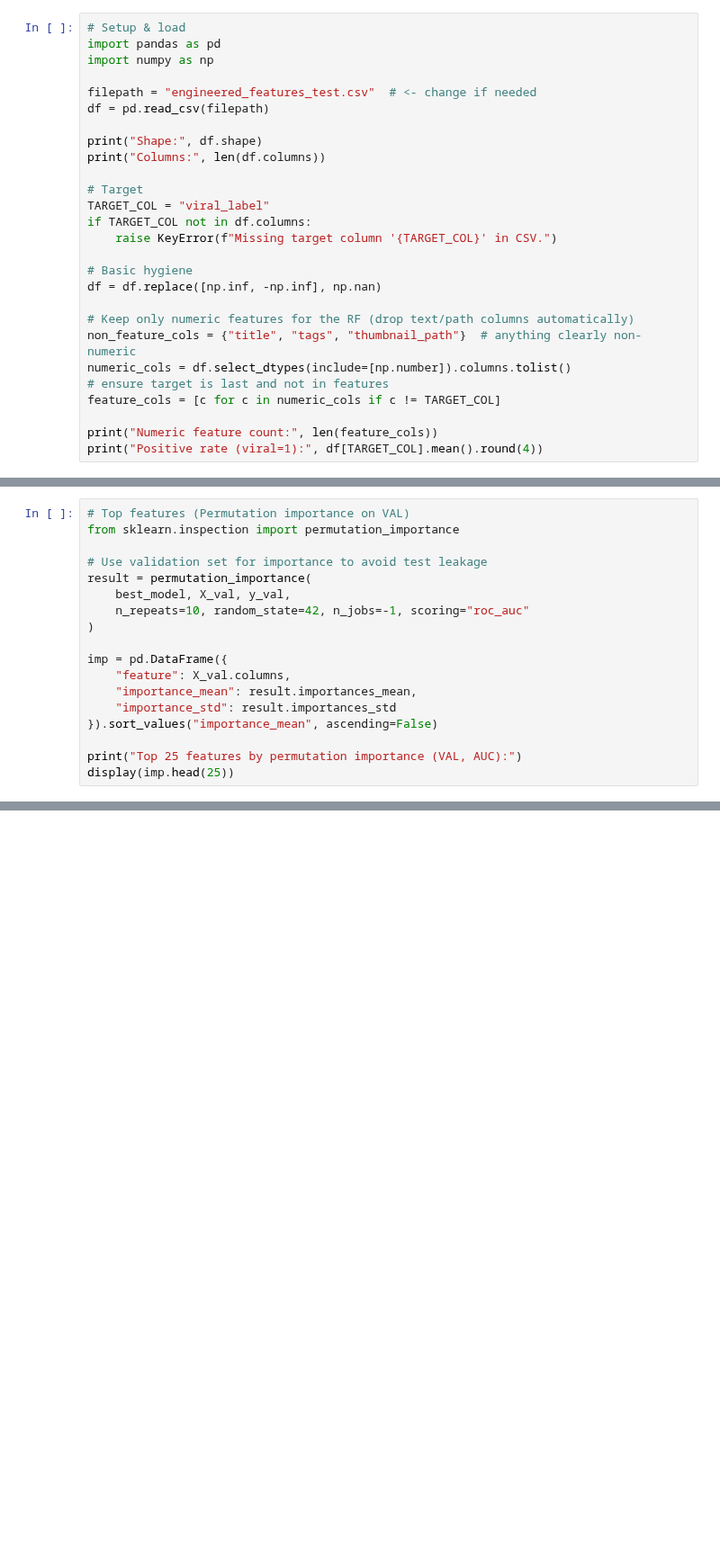
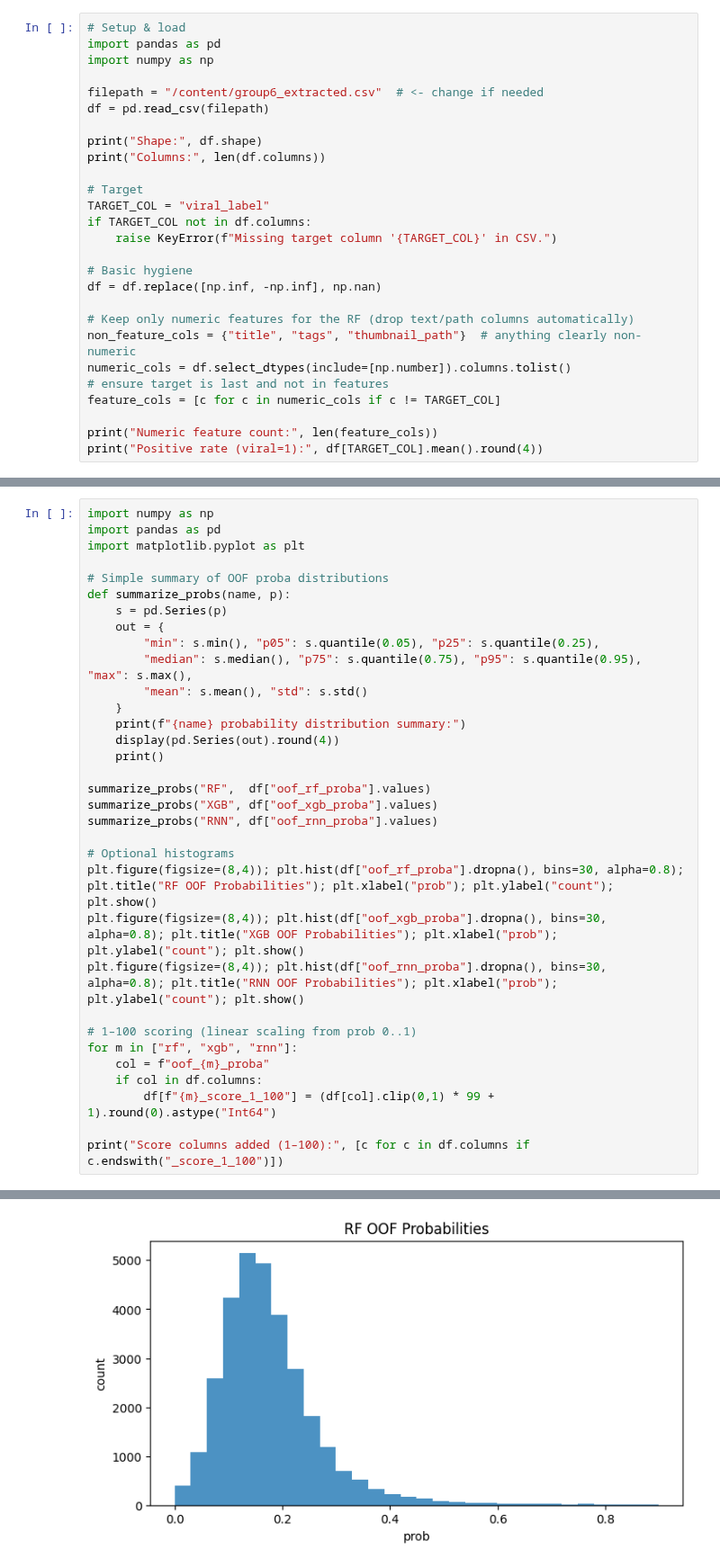
Before and after one commit to rithikkulkarni/Video-Virality, a Jupyter notebook: rf_pipeline_v1.ipynb, the cells around one changed output, grey strips where cells are left out. Shown at 90% size. Drawn from its saved outputs; the diff is of its cells as text; blank space fills up the shorter version.

Commit message:
Ran train/test pipeline on official group 6 data

```diff
--- a/rf_pipeline_v1.ipynb
+++ b/rf_pipeline_v1.ipynb
@@ -5,7 +5,7 @@
 import pandas as pd
 import numpy as np
 
-filepath = "engineered_features_test.csv"  # <- change if needed
+filepath = "/content/group6_extracted.csv"  # <- change if needed
 df = pd.read_csv(filepath)
 
 print("Shape:", df.shape)
@@ -140,18 +34,0 @@ Confusion Matrix [[TN FP]
-# %%
-# Top features (Permutation importance on VAL)
-from sklearn.inspection import permutation_importance
-
-# Use validation set for importance to avoid test leakage
-result = permutation_importance(
-    best_model, X_val, y_val,
-    n_repeats=10, random_state=42, n_jobs=-1, scoring="roc_auc"
-)
-
-imp = pd.DataFrame({
-    "feature": X_val.columns,
-    "importance_mean": result.importances_mean,
-    "importance_std": result.importances_std
-}).sort_values("importance_mean", ascending=False)
-
-print("Top 25 features by permutation importance (VAL, AUC):")
-display(imp.head(25))
@@ -176,0 +374,34 @@ Top 25 features by permutation importance (VAL, AUC):
+# %%
+import numpy as np
+import pandas as pd
+import matplotlib.pyplot as plt
+
+# Simple summary of OOF proba distributions
+def summarize_probs(name, p):
+    s = pd.Series(p)
+    out = {
+        "min": s.min(), "p05": s.quantile(0.05), "p25": s.quantile(0.25),
+        "median": s.median(), "p75": s.quantile(0.75), "p95": s.quantile(0.95), "max": s.max(),
+        "mean": s.mean(), "std": s.std()
+    }
+    print(f"{name} probability distribution summary:")
+    display(pd.Series(out).round(4))
+    print()
+
+summarize_probs("RF",  df["oof_rf_proba"].values)
+summarize_probs("XGB", df["oof_xgb_proba"].values)
+summarize_probs("RNN", df["oof_rnn_proba"].values)
+
+# Optional histograms
+plt.figure(figsize=(8,4)); plt.hist(df["oof_rf_proba"].dropna(), bins=30, alpha=0.8); plt.title("RF OOF Probabilities"); plt.xlabel("prob"); plt.ylabel("count"); plt.show()
+plt.figure(figsize=(8,4)); plt.hist(df["oof_xgb_proba"].dropna(), bins=30, alpha=0.8); plt.title("XGB OOF Probabilities"); plt.xlabel("prob"); plt.ylabel("count"); plt.show()
+plt.figure(figsize=(8,4)); plt.hist(df["oof_rnn_proba"].dropna(), bins=30, alpha=0.8); plt.title("RNN OOF Probabilities"); plt.xlabel("prob"); plt.ylabel("count"); plt.show()
+
+# 1–100 scoring (linear scaling from prob 0..1)
+for m in ["rf", "xgb", "rnn"]:
+    col = f"oof_{m}_proba"
+    if col in df.columns:
+        df[f"{m}_score_1_100"] = (df[col].clip(0,1) * 99 + 1).round(0).astype("Int64")
+
+print("Score columns added (1–100):", [c for c in df.columns if c.endswith("_score_1_100")])
+# %% [output]
@@ -176,0 +444 @@ Top 25 features by permutation importance (VAL, AUC):
+[figure, added]
```
Also changed, not shown: parts of 12 cells of this notebook.
